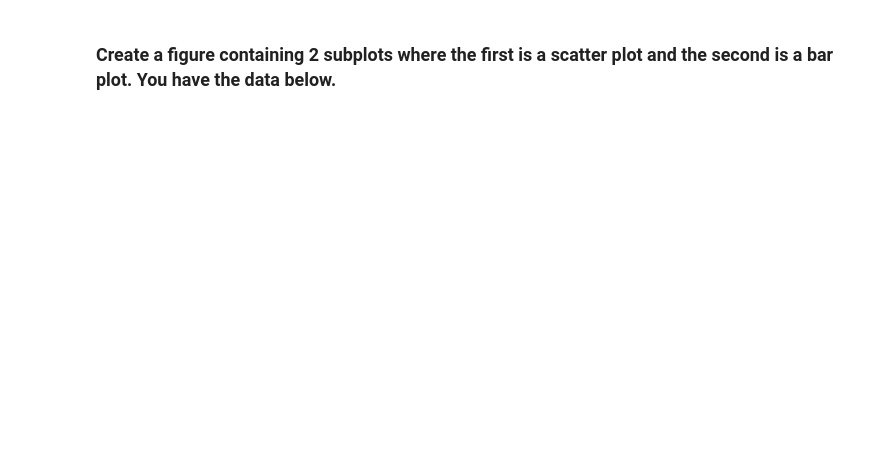
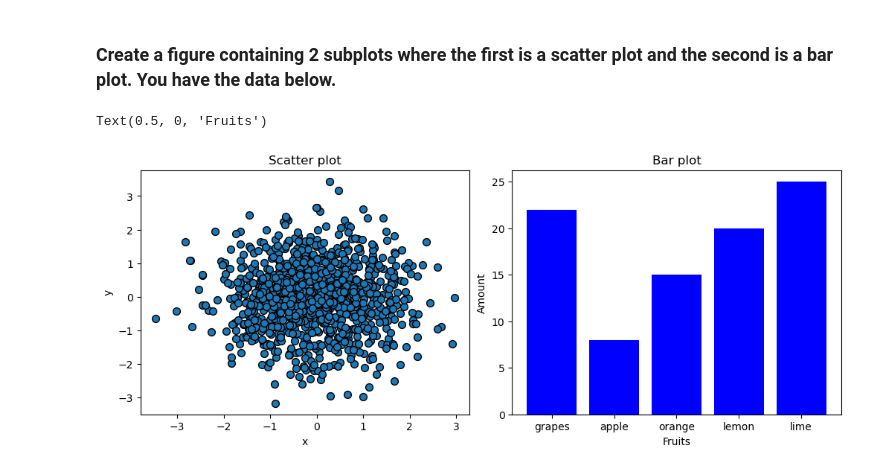
Before and after one commit to pejohans/python_and_ai, a Jupyter notebook: kunskapskontrol_2/kunskapskontroll_2_2_matplotlib.ipynb, the cells around one changed output. Drawn from its saved outputs; the diff is of its cells as text; code cells hidden in the pictures; blank space fills up the shorter version.

```diff
--- a/kunskapskontrol_2/kunskapskontroll_2_2_matplotlib.ipynb
+++ b/kunskapskontrol_2/kunskapskontroll_2_2_matplotlib.ipynb
@@ -17,10 +55,26 @@ import matplotlib.pyplot as plt
 # %%
 # Data for scatter plot
 np.random.seed(15)
 random_data_x = np.random.randn(1000)
 random_data_y = np.random.randn(1000)
 
 # Data for bar plot
 fruit_data = {'grapes': 22, 'apple': 8, 'orange': 15, 'lemon': 20, 'lime': 25}
 names = list(fruit_data.keys())
 values = list(fruit_data.values())
+
+# Scatter figure
+fig, axs = plt.subplots(1, 2, figsize=(10, 4), layout='constrained')
+axs[0].scatter(random_data_x, random_data_y, s=50, facecolor='C0', edgecolor='k')
+axs[0].set_title('Scatter plot')
+axs[0].set_ylabel('y')
+axs[0].set_xlabel('x')
+
+# Bar figure
+axs[1].bar(names, values, color='blue')
+axs[1].set_title('Bar plot')
+axs[1].set_ylabel('Amount')
+axs[1].set_xlabel('Fruits')
+# %% [output]
+Text(0.5, 0, 'Fruits')
+[figure, added]
```
Also changed, not shown: parts of 4 cells of this notebook.
